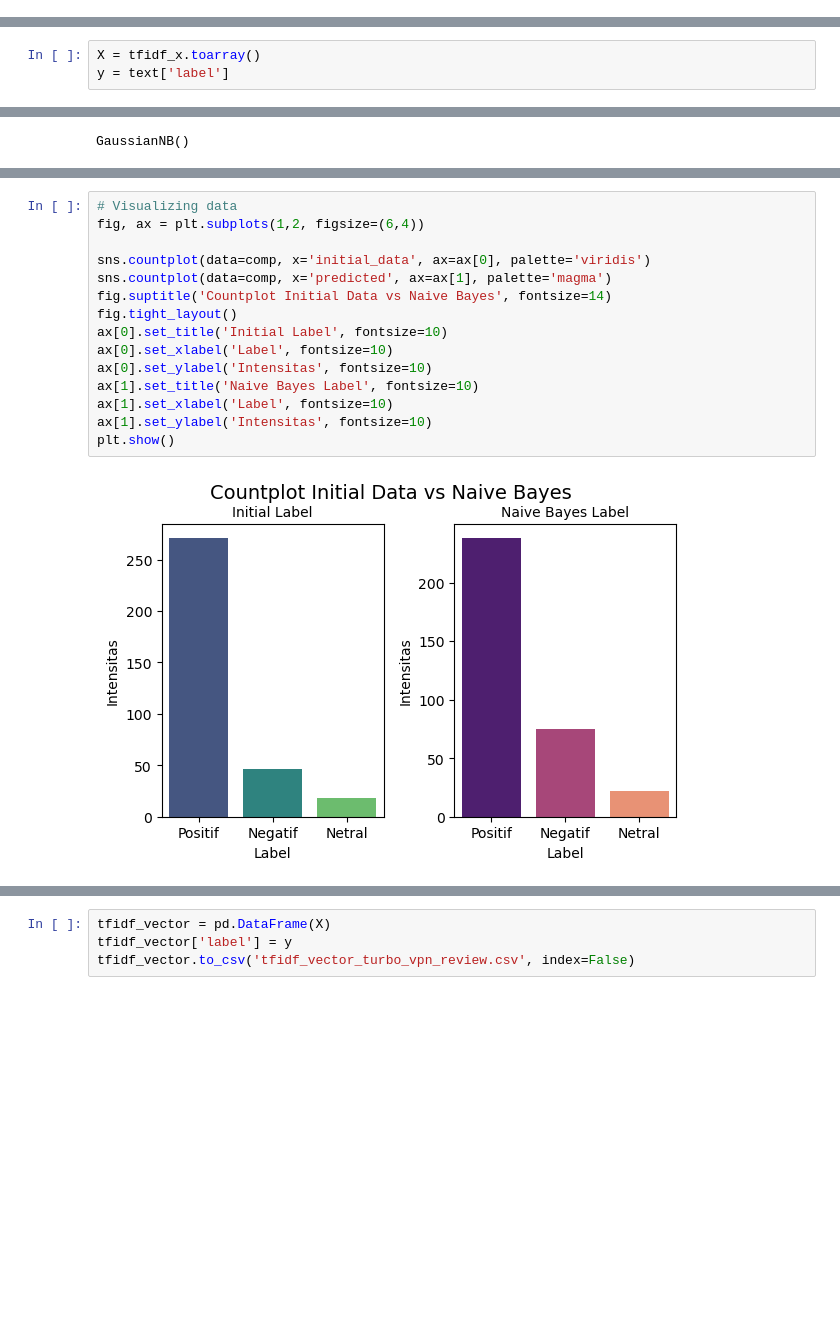
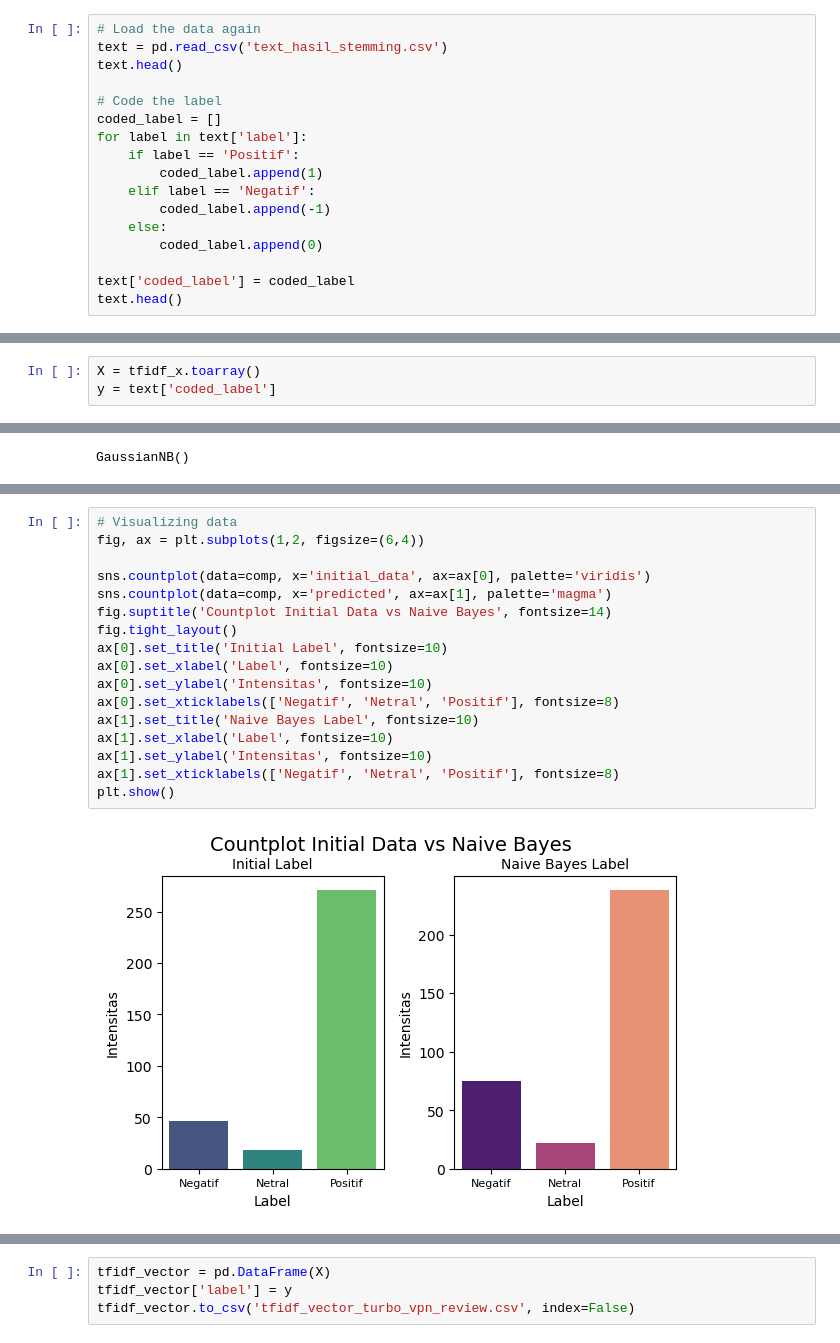
Before and after one commit to alchemista27/svm_vs_naive_bayes, a Jupyter notebook: naive_bayes_analysis.ipynb, the cells around one changed output, grey strips where cells are left out. Drawn from its saved outputs; the diff is of its cells as text; blank space fills up the shorter version.

Commit message:
Adding some label

```diff
--- a/naive_bayes_analysis.ipynb
+++ b/naive_bayes_analysis.ipynb
@@ -198,0 +188,17 @@ text.head()
+# %%
+# Load the data again
+text = pd.read_csv('text_hasil_stemming.csv')
+text.head()
+
+# Code the label
+coded_label = []
+for label in text['label']:
+    if label == 'Positif':
+        coded_label.append(1)
+    elif label == 'Negatif':
+        coded_label.append(-1)
+    else:
+        coded_label.append(0)
+
+text['coded_label'] = coded_label
+text.head()
@@ -211,7 +224,7 @@ tfidf = TfidfVectorizer()
 tfidf_x = tfidf.fit_transform(text['content_stem'])
 # %%
 X = tfidf_x.toarray()
-y = text['label']
+y = text['coded_label']
 # %%
 # Split the dataset
 X_test, X_train, y_test, y_train = train_test_split(X, y, test_size=0.33,
@@ -237,20 +250,22 @@ comp.head()
 # %%
 # Visualizing data
 fig, ax = plt.subplots(1,2, figsize=(6,4))
 
 sns.countplot(data=comp, x='initial_data', ax=ax[0], palette='viridis')
 sns.countplot(data=comp, x='predicted', ax=ax[1], palette='magma')
 fig.suptitle('Countplot Initial Data vs Naive Bayes', fontsize=14)
 fig.tight_layout()
 ax[0].set_title('Initial Label', fontsize=10)
 ax[0].set_xlabel('Label', fontsize=10)
 ax[0].set_ylabel('Intensitas', fontsize=10)
+ax[0].set_xticklabels(['Negatif', 'Netral', 'Positif'], fontsize=8)
 ax[1].set_title('Naive Bayes Label', fontsize=10)
 ax[1].set_xlabel('Label', fontsize=10)
 ax[1].set_ylabel('Intensitas', fontsize=10)
+ax[1].set_xticklabels(['Negatif', 'Netral', 'Positif'], fontsize=8)
 plt.show()
 # %% [output]
-[figure, old version]
+[figure, new version]
 # %%
 # Visualizing the text
 from wordcloud import WordCloud, STOPWORDS
```
Also changed, not shown: parts of 5 cells of this notebook, 3 other files.
